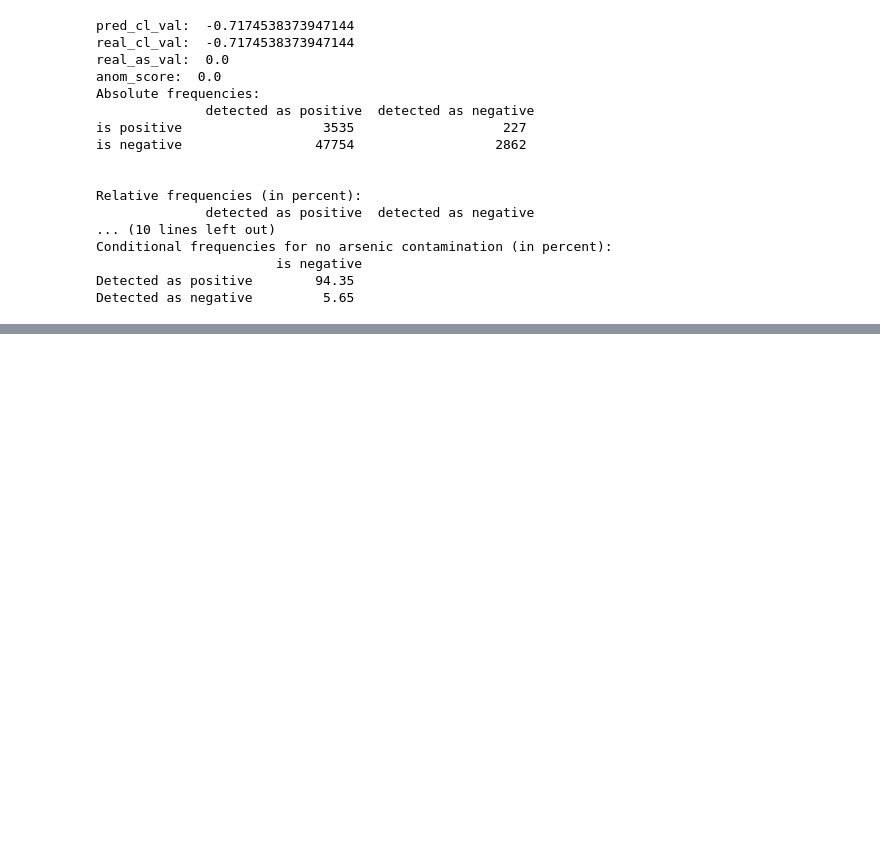
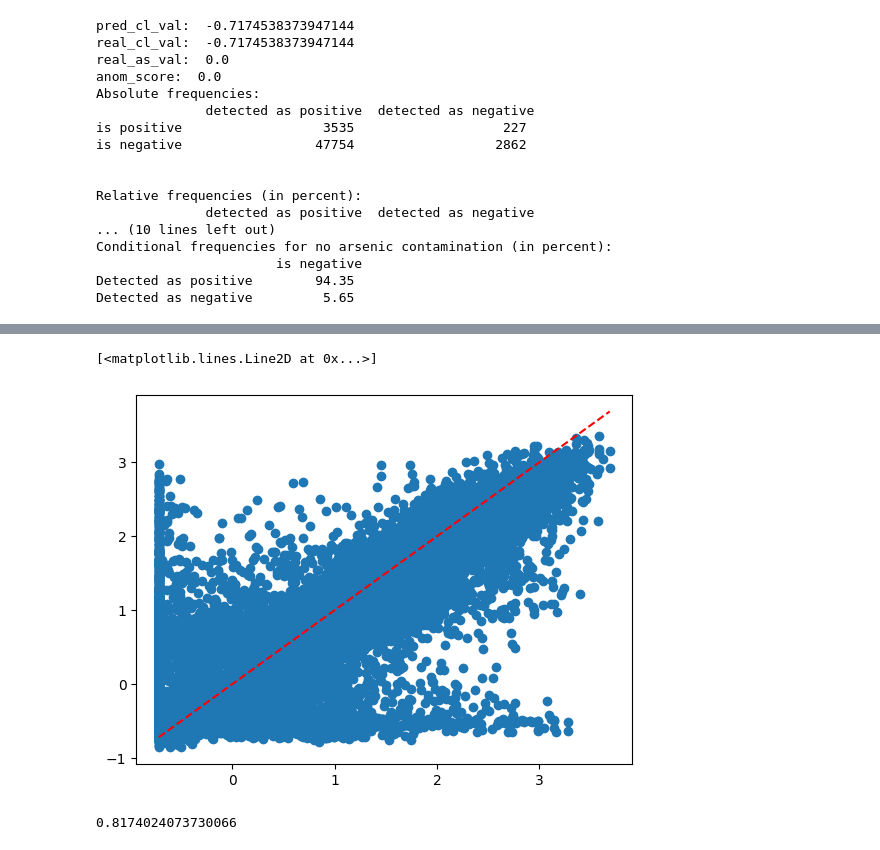
Before and after one commit to esthy13/Arsenic-Detection, a Jupyter notebook: src/notebooks/linear_predictor.ipynb, the cells around one changed output, grey strips where cells are left out. Saved outputs shown, nothing was run; the diff lists cells and outputs as text; code cells hidden in the pictures; blank space fills up the shorter version.

```diff
--- a/src/notebooks/linear_predictor.ipynb
+++ b/src/notebooks/linear_predictor.ipynb
@@ -734,6 +833,36 @@ for file in range(len(train_set)):
 
             X_train.append(x)
             y_train.append(y)
+# %%
+X_train_no_cont = []
+y_train_no_cont = []
+
+for file in range(len(train_set_no_cont)):
+
+    chlor_data_no_cont = train_set_no_cont[file]["X_cl_st_per_sensor"]
+    flow_data_no_cont = train_set_no_cont[file]["X_flow_st_per_sensor"]
+
+    n_sensors_no_cont = len(chlor_data_no_cont)
+    n_time_no_cont = len(chlor_data_no_cont[0])
+
+    for sensor in range(n_sensors_no_cont):
+
+        for timestep in range(2, n_time_no_cont):
+
+            x_no_cont = [
+                chlor_data_no_cont[sensor][timestep-2],
+                chlor_data_no_cont[sensor][timestep-1]
+            ]
+
+            for sensor2 in range(len(flow_data_no_cont)):
+                x_no_cont.append(flow_data_no_cont[sensor2][timestep-2])
+                x_no_cont.append(flow_data_no_cont[sensor2][timestep-1])
+
+
+            y_no_cont = chlor_data_no_cont[sensor][timestep]
+
+            X_train_no_cont.append(x_no_cont)
+            y_train_no_cont.append(y_no_cont)
 # %%
 #X_train
 # %%
@@ -1655,0 +2008,12 @@ Detected as negative         5.65
+# %%
+plt.scatter(np.array(real_vals_cl_i_c_no_cont), np.array(pred_vals_cl_i_c_no_cont))
+plt.plot([np.array(real_vals_cl_i_c_no_cont).min(), np.array(real_vals_cl_i_c_no_cont).max()],
+         [np.array(real_vals_cl_i_c_no_cont).min(), np.array(real_vals_cl_i_c_no_cont).max()],
+         "r--")
+# %% [output]
+[<matplotlib.lines.Line2D at 0x...>]
+[figure, added]
+# %%
+reg_no_cont.score(X_train_no_cont, y_train_no_cont)
+# %% [output]
+0.8174024073730066
```
Also changed, not shown: parts of 10 cells of this notebook.
